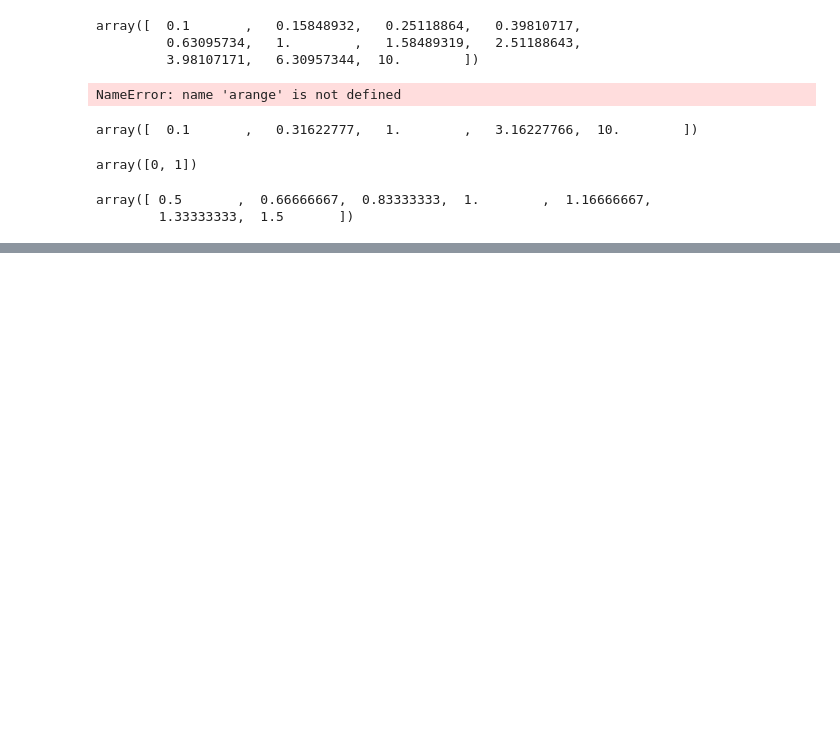
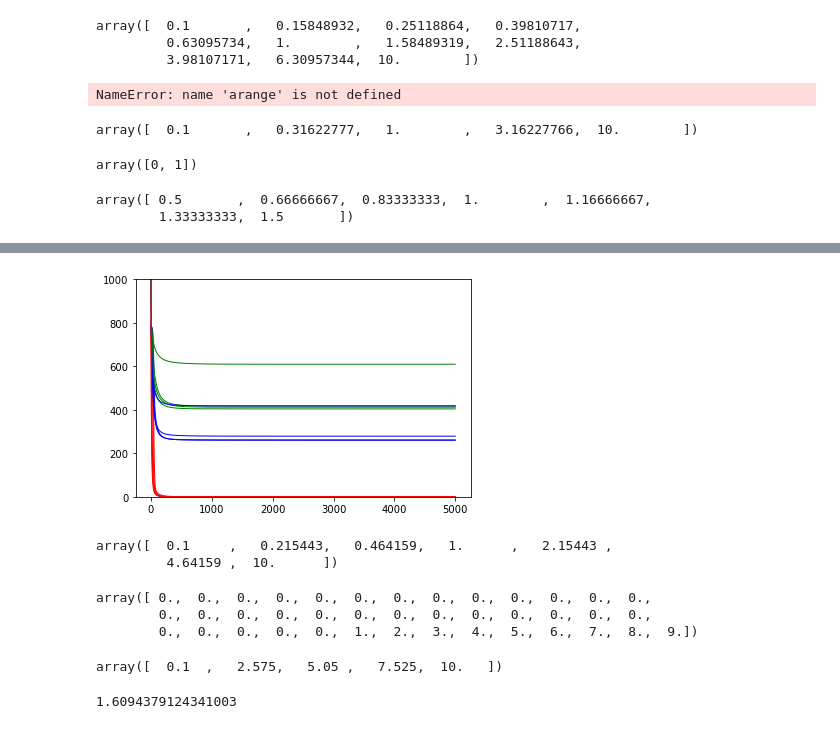
Before and after one commit to asaxe/gendynamics, a Jupyter notebook: code/mnist_exploration.ipynb, the cells around one changed output, grey strips where cells are left out. Cells and saved outputs as stored; diff of their text form; code cells hidden in the pictures; blank space fills up the shorter version.

```diff
--- a/code/mnist_exploration.ipynb
+++ b/code/mnist_exploration.ipynb
@@ -195,0 +222,44 @@ array([ 0.5       ,  0.66666667,  0.83333333,  1.        ,  1.16666667,
+# %%
+snrs = np.unique([l.snr for l in params])
+weightscales = np.unique([l.weightscale for l in params])
+numsamples = np.unique([l.numsamples for l in params])
+
+fig, ax = plt.subplots()
+for ws in weightscales:
+    filt = lambda l: l.numsamples==numsamples[1] and l.weightscale==ws and l.snr==snrs[5] and l.depth==1
+
+    train_res = np.vstack([train[i,:] for i, l in enumerate(params) if filt(l)]).T
+    test_res = np.vstack([test[i,:] for i, l in enumerate(params) if filt(l)]).T
+    exacttest_res = np.vstack([exact_test[i,:] for i, l in enumerate(params) if filt(l)]).T
+
+
+    epochs = np.arange(5000)
+    #for c in np.arange(train_res.shape[1]):
+    line1, = ax.plot(epochs, np.mean(train_res,1), color='r', linewidth=1)
+    line2, = ax.plot(epochs, np.mean(test_res,1), color='b', linewidth=1)
+    line3, = ax.plot(epochs, np.mean(exacttest_res,1)/1., color='g', linewidth=1)
+
+ax.set_ylim([0,1000])
+plt.show()
+# %% [output]
+[figure, added]
+# %%
+np.unique([l.snr for l in params])
+# %% [output]
+array([  0.1     ,   0.215443,   0.464159,   1.      ,   2.15443 ,
+         4.64159 ,  10.      ])
+# %%
+tmp = np.hstack((test,tmp))
+tmp
+# %% [output]
+array([ 0.,  0.,  0.,  0.,  0.,  0.,  0.,  0.,  0.,  0.,  0.,  0.,  0.,
+        0.,  0.,  0.,  0.,  0.,  0.,  0.,  0.,  0.,  0.,  0.,  0.,  0.,
+        0.,  0.,  0.,  0.,  0.,  1.,  2.,  3.,  4.,  5.,  6.,  7.,  8.,  9.])
+# %%
+np.linspace(.1,10,5)
+# %% [output]
+array([  0.1  ,   2.575,   5.05 ,   7.525,  10.   ])
+# %%
+np.log(5)
+# %% [output]
+1.6094379124341003
```
Also changed, not shown: parts of 4 cells of this notebook, 5 other files.
